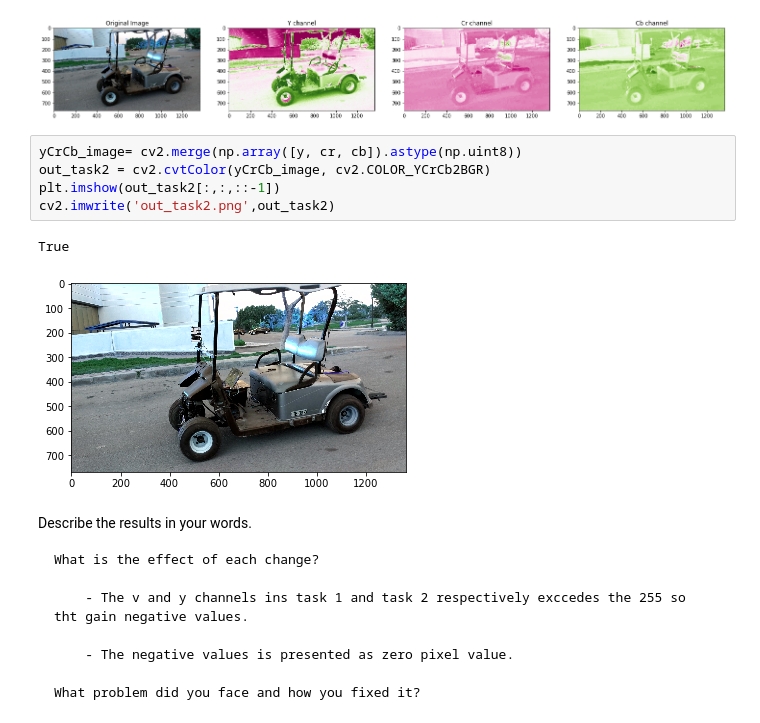
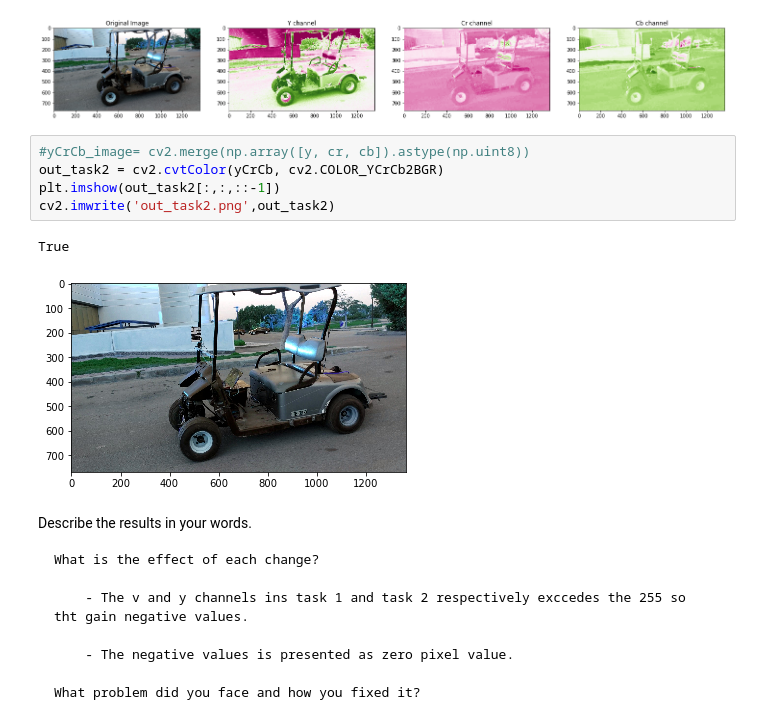
Before and after one commit to RozanMagdy/ITI-Labs, a Jupyter notebook: ComputerVisionlab3/CV_lab3.ipynb, the cells around one changed output. Drawn from its saved outputs; the diff is of its cells as text.

```diff
--- a/ComputerVisionlab3/CV_lab3.ipynb
+++ b/ComputerVisionlab3/CV_lab3.ipynb
@@ -104,13 +104,13 @@ ax4.imshow(cb, cmap='PiYG_r');
 # %% [output]
 [figure]
 # %%
-yCrCb_image= cv2.merge(np.array([y, cr, cb]).astype(np.uint8))
-out_task2 = cv2.cvtColor(yCrCb_image, cv2.COLOR_YCrCb2BGR)
+#yCrCb_image= cv2.merge(np.array([y, cr, cb]).astype(np.uint8))
+out_task2 = cv2.cvtColor(yCrCb, cv2.COLOR_YCrCb2BGR)
 plt.imshow(out_task2[:,:,::-1])
 cv2.imwrite('out_task2.png',out_task2)
 # %% [output]
 True
-[figure, old version]
+[figure, new version]
 # %% [markdown]
 Describe the results in your words.
 
```
Also changed, not shown: parts of 1 cell of this notebook, 2 other files.
